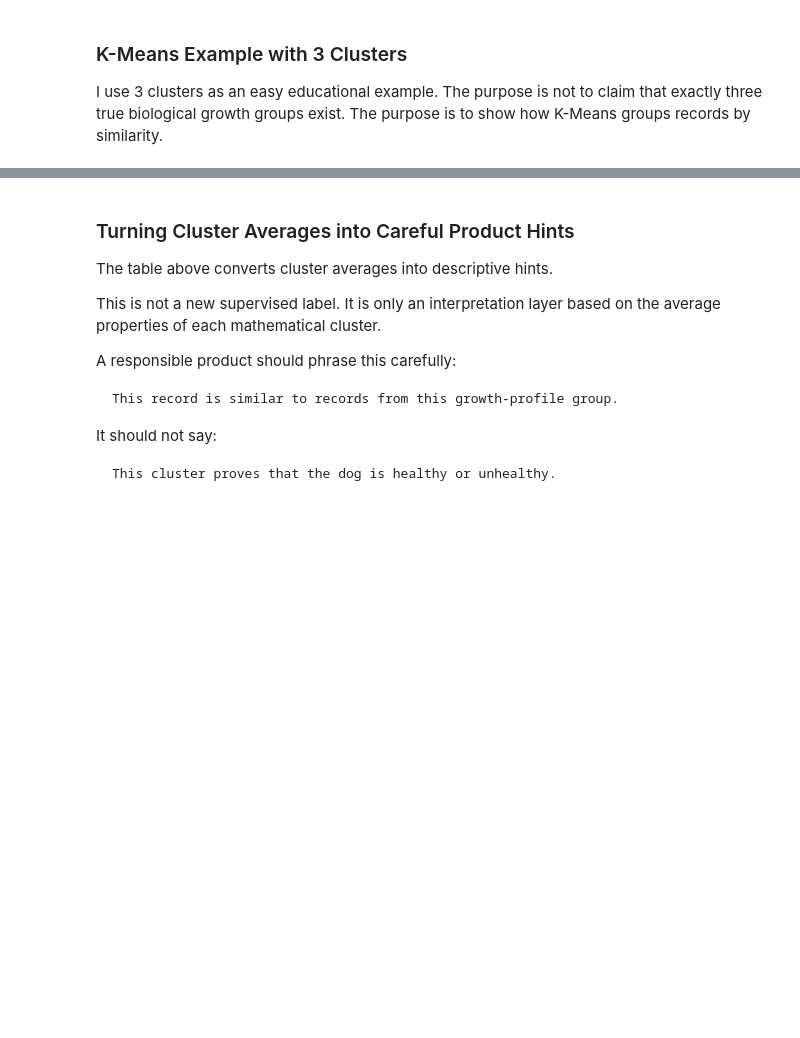
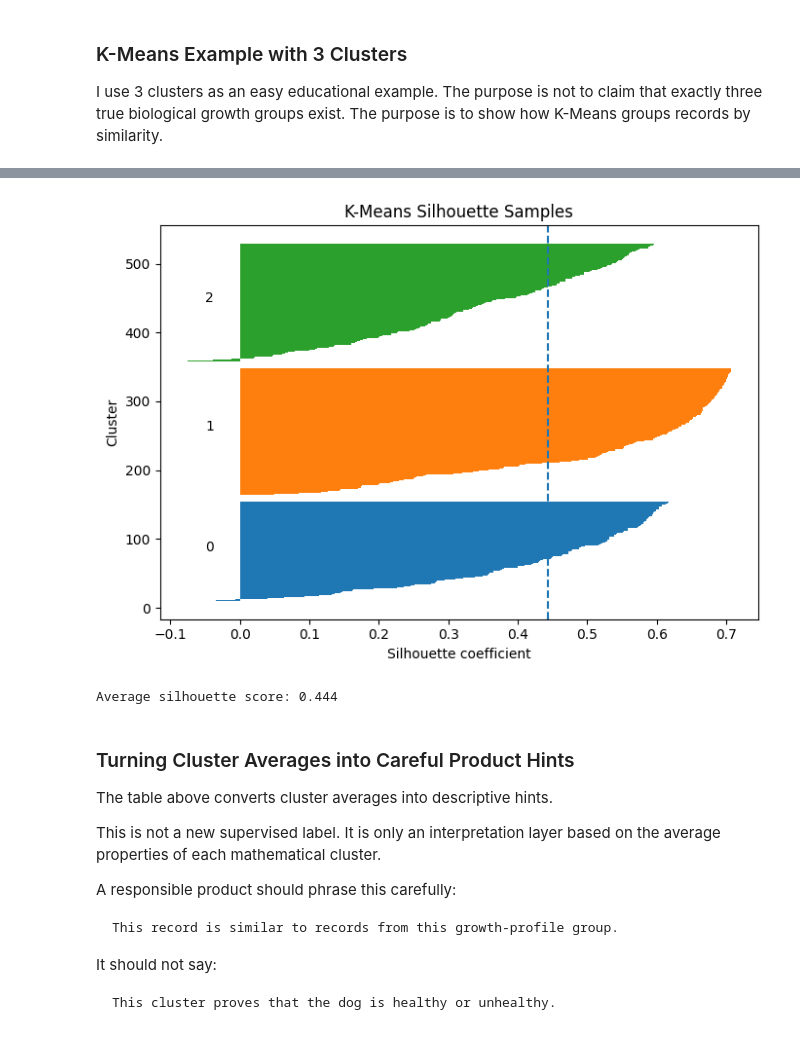
Before and after one commit to SATananov/cane-corso-growth-intelligence, a Jupyter notebook: notebooks/04_unsupervised_learning_clustering.ipynb, the cells around one changed output, grey strips where cells are left out. Saved outputs shown, nothing was run; the diff lists cells and outputs as text; code cells hidden in the pictures; blank space fills up the shorter version.

```diff
--- a/notebooks/04_unsupervised_learning_clustering.ipynb
+++ b/notebooks/04_unsupervised_learning_clustering.ipynb
@@ -369,3 +585,29 @@ cluster_summary
+# %%
+silhouette_values = silhouette_samples(X_scaled, work["kmeans_cluster"])
+
+plt.figure(figsize=(7, 5))
+y_lower = 10
+for cluster_id in sorted(work["kmeans_cluster"].unique()):
+    cluster_values = silhouette_values[work["kmeans_cluster"] == cluster_id]
+    cluster_values.sort()
+    size = cluster_values.shape[0]
+    y_upper = y_lower + size
+    plt.barh(range(y_lower, y_upper), cluster_values, height=1.0)
+    plt.text(-0.05, y_lower + 0.5 * size, str(cluster_id))
+    y_lower = y_upper + 10
+
+plt.axvline(np.mean(silhouette_values), linestyle="--")
+plt.title("K-Means Silhouette Samples")
+plt.xlabel("Silhouette coefficient")
+plt.ylabel("Cluster")
+plt.tight_layout()
+plt.savefig(FIGURES_DIR / "kmeans_silhouette_samples.png", dpi=160)
+plt.show()
+
+print("Average silhouette score:", round(float(np.mean(silhouette_values)), 3))
+# %% [output]
+[figure, added]
+Average silhouette score: 0.444
 # %% [markdown]
 ### Turning Cluster Averages into Careful Product Hints
 
```
Also changed, not shown: parts of 21 cells of this notebook, 10 other files.
